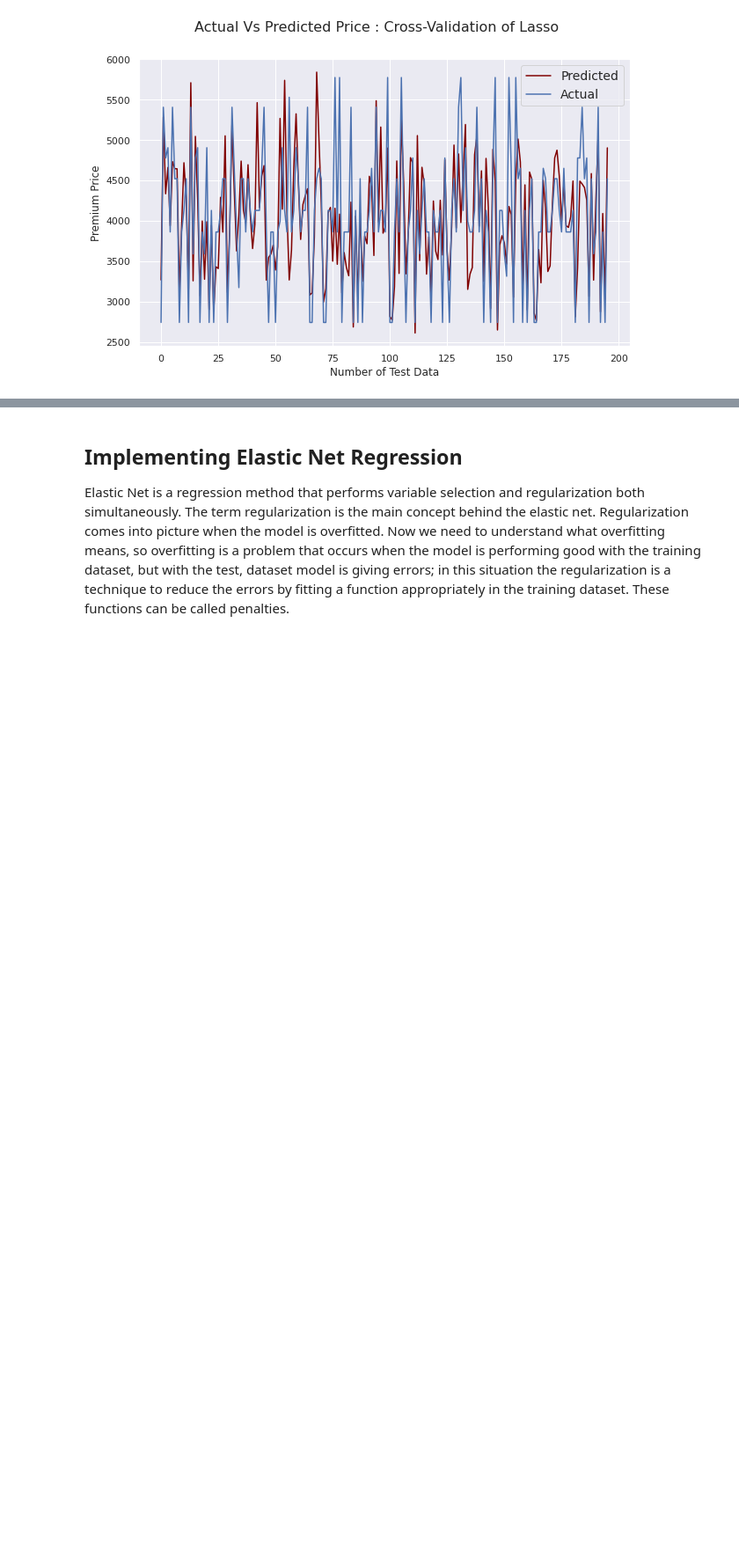
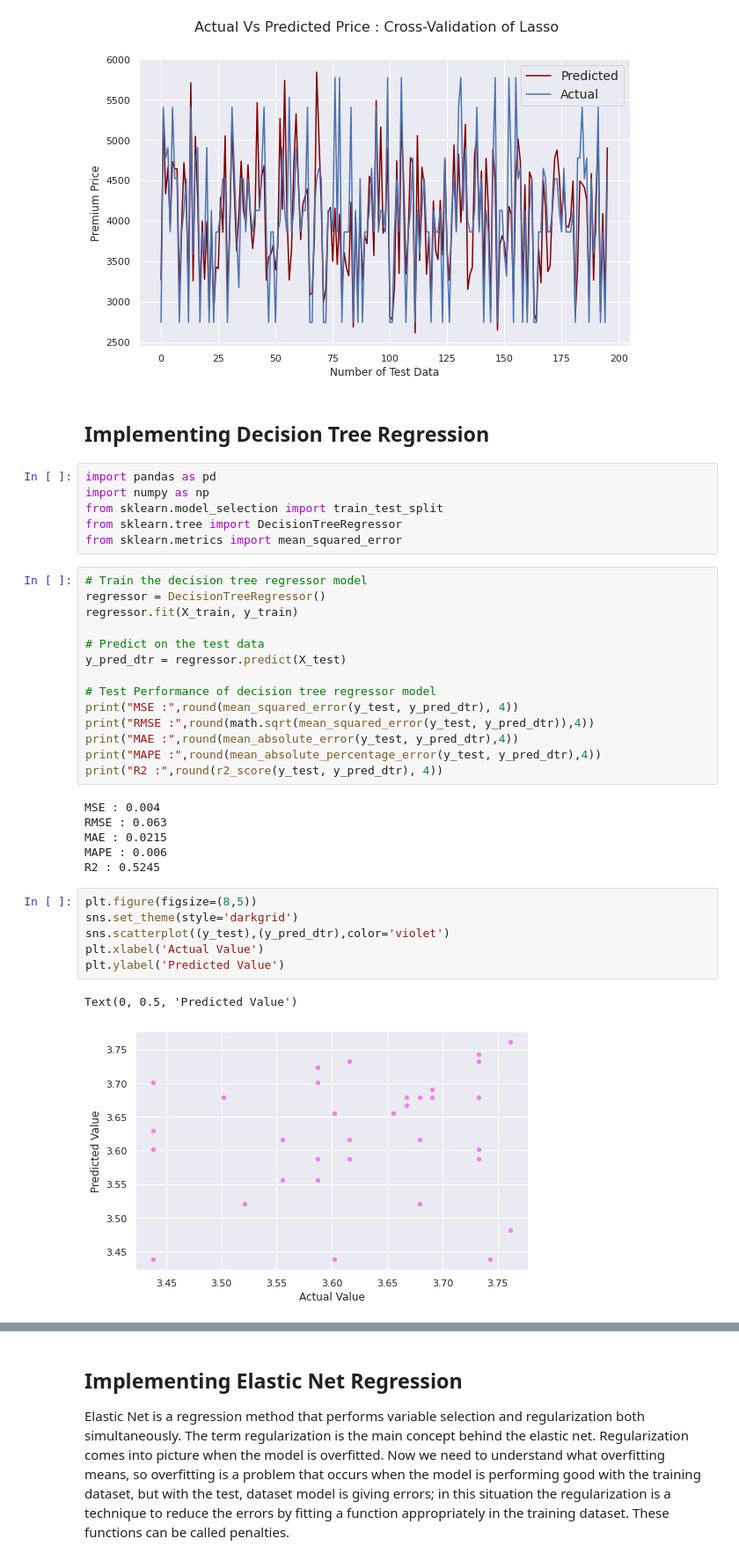
Before and after one commit to DrBharathiTC/Medical-insurance-premium-prediction, a Jupyter notebook: MEDICAL_INSURANCE_PREMIUM_PRICE_PREDICTION.ipynb, the cells around one changed output, grey strips where cells are left out. Shown at 88% size. Cells and saved outputs as stored; diff of their text form; blank space fills up the shorter version.

```diff
--- a/MEDICAL_INSURANCE_PREMIUM_PRICE_PREDICTION.ipynb
+++ b/MEDICAL_INSURANCE_PREMIUM_PRICE_PREDICTION.ipynb
@@ -1235,3 +1257,40 @@ plt.ylabel('Premium Price', fontsize =12)
 plt.grid(True)
 # %% [output]
 [figure]
+# %% [markdown]
+## **Implementing Decision Tree Regression**
+# %%
+import pandas as pd
+import numpy as np
+from sklearn.model_selection import train_test_split
+from sklearn.tree import DecisionTreeRegressor
+from sklearn.metrics import mean_squared_error
+# %%
+# Train the decision tree regressor model
+regressor = DecisionTreeRegressor()
+regressor.fit(X_train, y_train)
+
+# Predict on the test data
+y_pred_dtr = regressor.predict(X_test)
+
+# Test Performance of decision tree regressor model
+print("MSE :",round(mean_squared_error(y_test, y_pred_dtr), 4))
+print("RMSE :",round(math.sqrt(mean_squared_error(y_test, y_pred_dtr)),4))
+print("MAE :",round(mean_absolute_error(y_test, y_pred_dtr),4))
+print("MAPE :",round(mean_absolute_percentage_error(y_test, y_pred_dtr),4))
+print("R2 :",round(r2_score(y_test, y_pred_dtr), 4))
+# %% [output]
+MSE : 0.004
+RMSE : 0.063
+MAE : 0.0215
+MAPE : 0.006
+R2 : 0.5245
+# %%
+plt.figure(figsize=(8,5))
+sns.set_theme(style='darkgrid')
+sns.scatterplot((y_test),(y_pred_dtr),color='violet')
+plt.xlabel('Actual Value')
+plt.ylabel('Predicted Value')
+# %% [output]
+Text(0, 0.5, 'Predicted Value')
+[figure, added]
```
Also changed, not shown: parts of 22 cells of this notebook.
